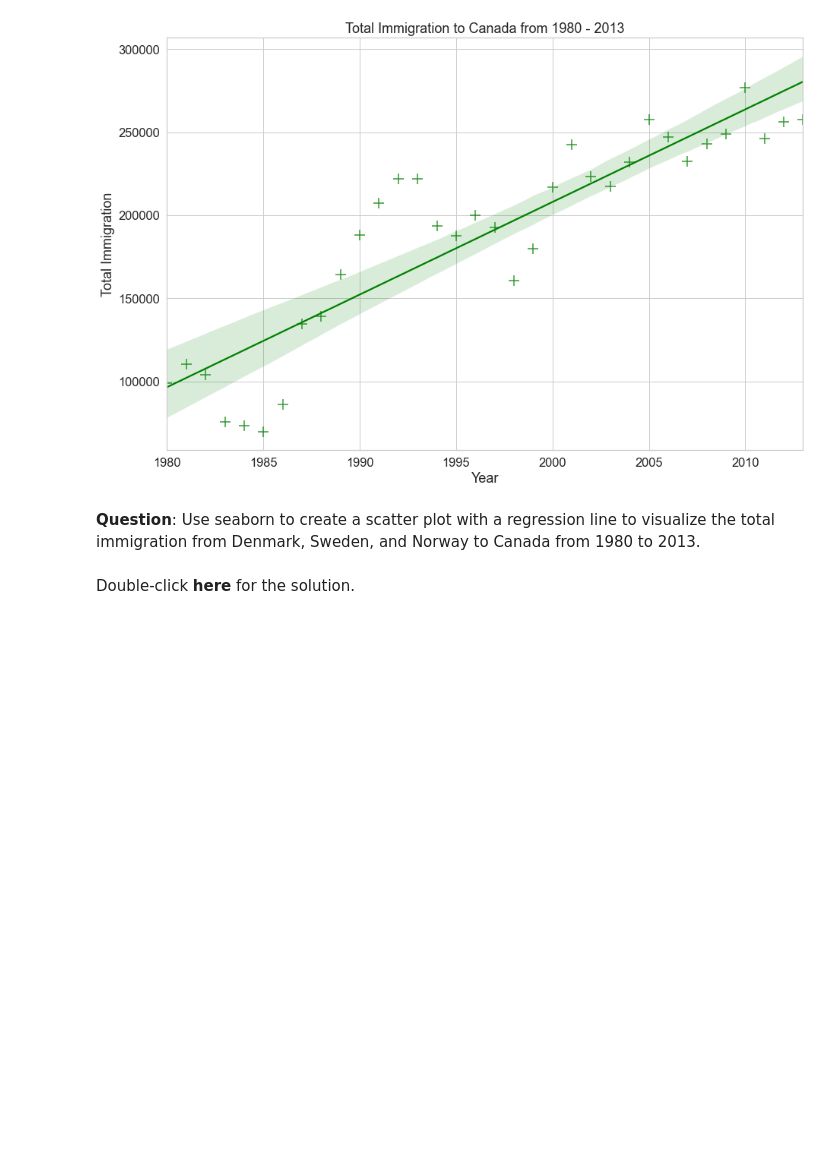
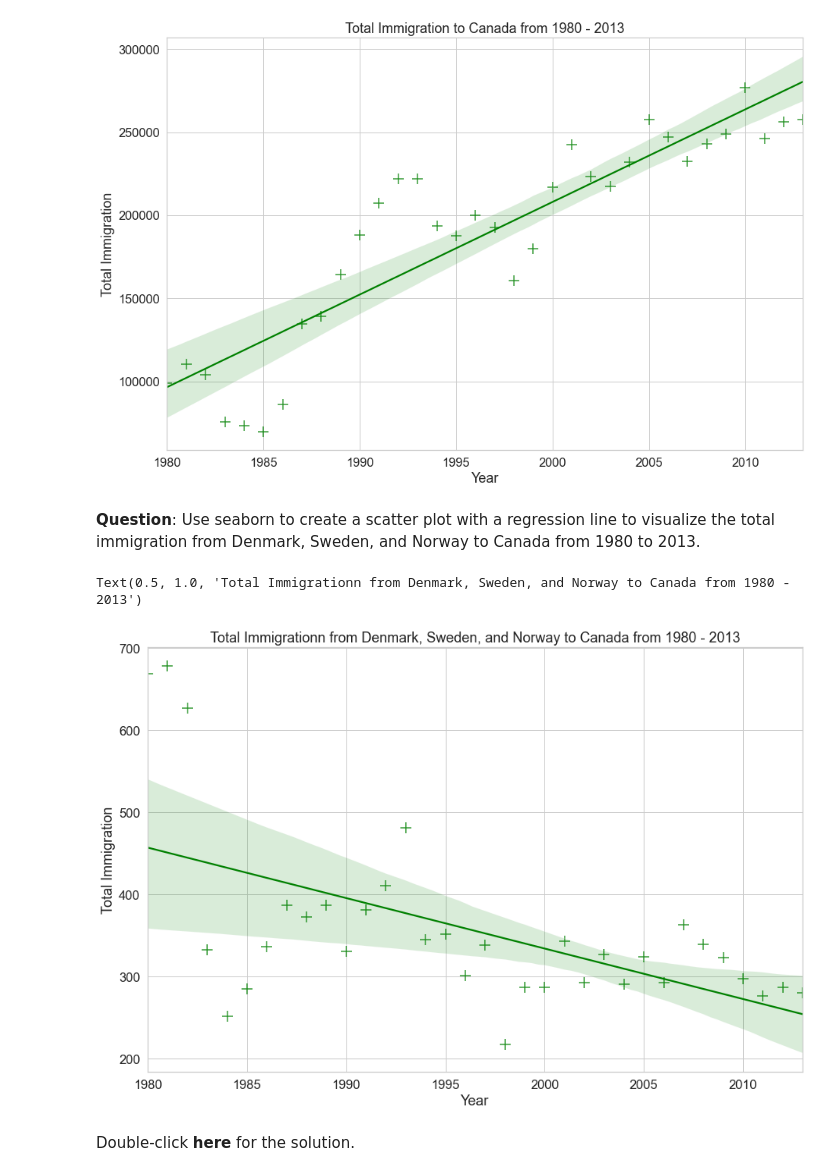
Before and after one commit to aresgtr/IBM-DataScience-Coursera, a Jupyter notebook: Data Visualization with Python/DV0101EN-3-4-1-Waffle-Charts-Word-Clouds-and-Regression-Plots-py-v2.0.ipynb, the cells around one changed output. Drawn from its saved outputs; the diff is of its cells as text; code cells hidden in the pictures; blank space fills up the shorter version.

```diff
--- a/Data Visualization with Python/DV0101EN-3-4-1-Waffle-Charts-Word-Clouds-and-Regression-Plots-py-v2.0.ipynb
+++ b/Data Visualization with Python/DV0101EN-3-4-1-Waffle-Charts-Word-Clouds-and-Regression-Plots-py-v2.0.ipynb
@@ -749,35 +749,34 @@ Text(0.5, 1.0, 'Total Immigration to Canada from 1980 - 2013')
 # %%
 ### type your answer here
 # create df_countries dataframe
 df_countries = df_can.loc[['Denmark', 'Norway', 'Sweden'], years].transpose()
 
 # create df_total by summing across three countries for each year
 df_total = pd.DataFrame(df_countries.sum(axis=1))
 
 # reset index in place
 df_total.reset_index(inplace=True)
 
 # rename columns
 df_total.columns = ['year', 'total']
 
 # change column year from string to int to create scatter plot
 df_total['year'] = df_total['year'].astype(int)
 
 # define figure size
 plt.figure(figsize=(15, 10))
 
-<!--
-\\ # define background style and font size
+# define background style and font size
 sns.set(font_scale=1.5)
 sns.set_style('whitegrid')
--->
 
-<!--
-\\ # generate plot and add title and axes labels
+# generate plot and add title and axes labels
 ax = sns.regplot(x='year', y='total', data=df_total, color='green', marker='+', scatter_kws={'s': 200})
 ax.set(xlabel='Year', ylabel='Total Immigration')
 ax.set_title('Total Immigrationn from Denmark, Sweden, and Norway to Canada from 1980 - 2013')
--->
+# %% [output]
+Text(0.5, 1.0, 'Total Immigrationn from Denmark, Sweden, and Norway to Canada from 1980 - 2013')
+[figure, added]
 # %% [markdown]
 Double-click __here__ for the solution.
 <!-- The correct answer is:
```
